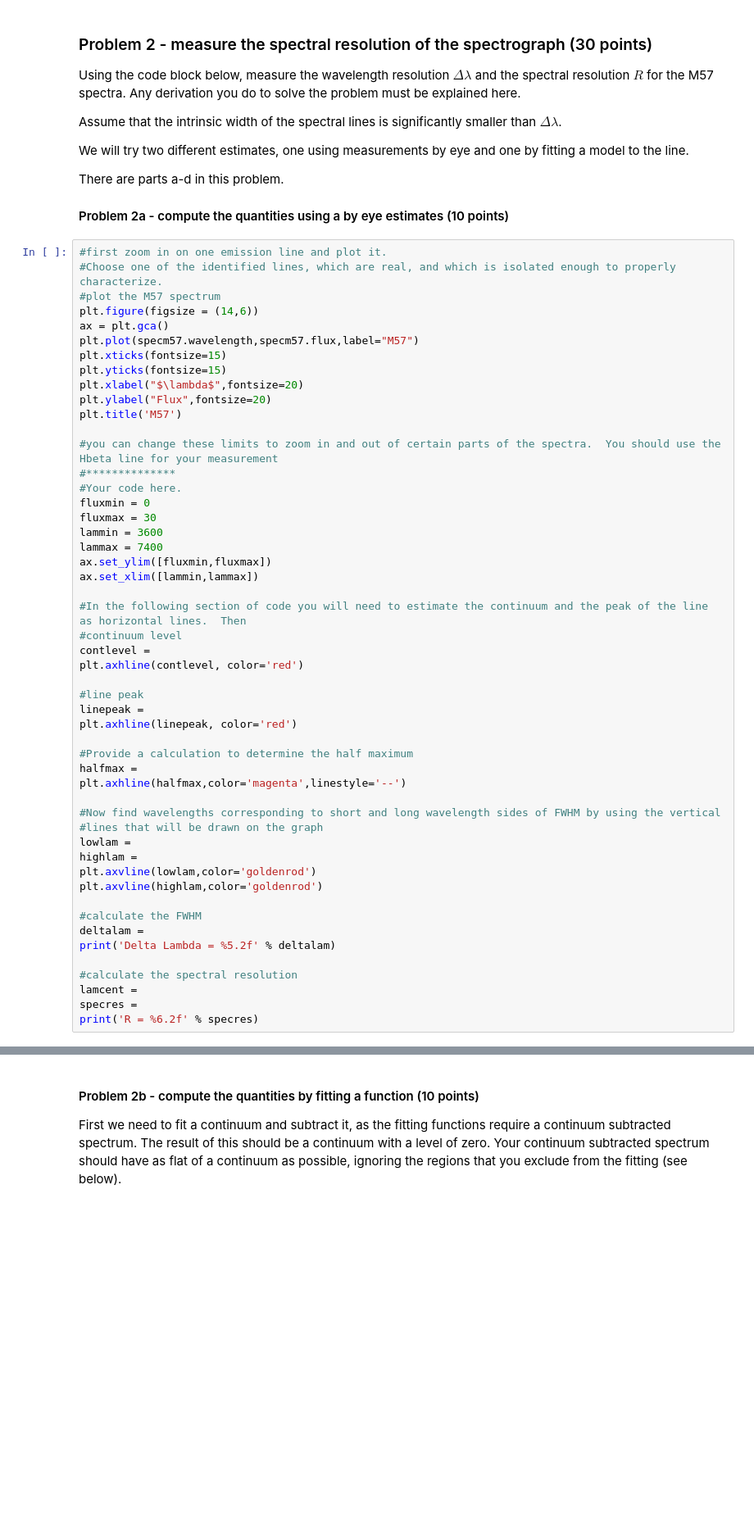
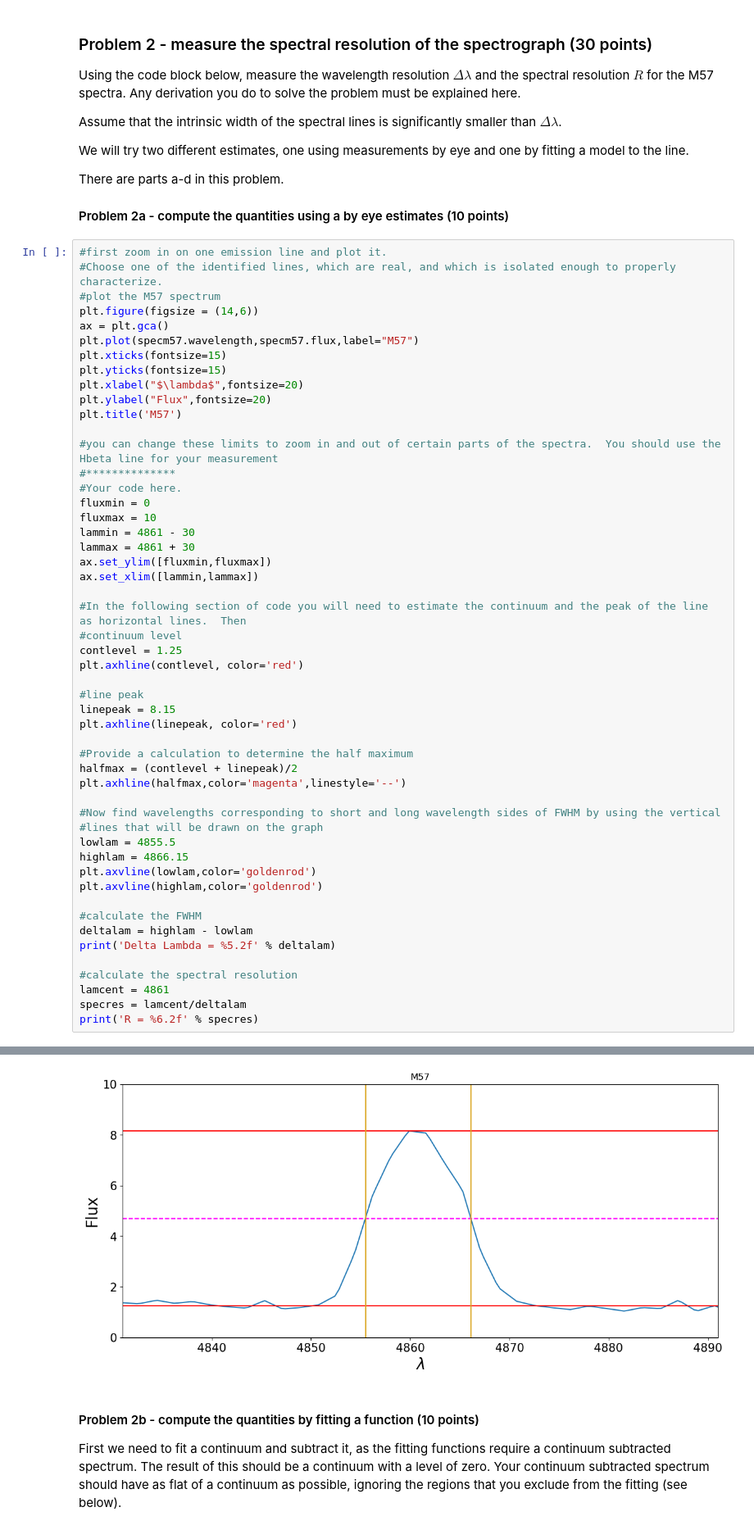
Before and after one commit to OZafuta/Analysis_Real_Spectra_Student, a Jupyter notebook: analysis_real_spectra.student.ipynb, the cells around one changed output, grey strips where cells are left out. Shown at 82% size. Drawn from its saved outputs; the diff is of its cells as text; blank space fills up the shorter version.

```diff
--- a/analysis_real_spectra.student.ipynb
+++ b/analysis_real_spectra.student.ipynb
@@ -151,37 +151,38 @@ plt.title('M57')
 #**************
 #Your code here.
 fluxmin = 0
-fluxmax = 30
-lammin = 3600
-lammax = 7400
+fluxmax = 10
+lammin = 4861 - 30
+lammax = 4861 + 30
 ax.set_ylim([fluxmin,fluxmax])
 ax.set_xlim([lammin,lammax])
 
 #In the following section of code you will need to estimate the continuum and the peak of the line as horizontal lines.  Then
 #continuum level
-contlevel =
+contlevel = 1.25
 plt.axhline(contlevel, color='red')
 
 #line peak
-linepeak =
+linepeak = 8.15
 plt.axhline(linepeak, color='red')
 
 #Provide a calculation to determine the half maximum
-halfmax =
+halfmax = (contlevel + linepeak)/2
 plt.axhline(halfmax,color='magenta',linestyle='--')
 
 #Now find wavelengths corresponding to short and long wavelength sides of FWHM by using the vertical
 #lines that will be drawn on the graph
-lowlam =
-highlam =
+lowlam = 4855.5
+highlam = 4866.15
 plt.axvline(lowlam,color='goldenrod')
 plt.axvline(highlam,color='goldenrod')
 
 #calculate the FWHM
-deltalam =
+deltalam = highlam - lowlam
 print('Delta Lambda = %5.2f' % deltalam)
 
 #calculate the spectral resolution
-lamcent =
-specres =
+lamcent = 4861
+specres = lamcent/deltalam
 print('R = %6.2f' % specres)
+# %% [output]
@@ -188,3 +191,4 @@ print('R = %6.2f' % specres)
+[figure, added]
 # %% [markdown]
 #### Problem 2b - compute the quantities by fitting a function (10 points)
 
```
Also changed, not shown: parts of 5 cells of this notebook.
